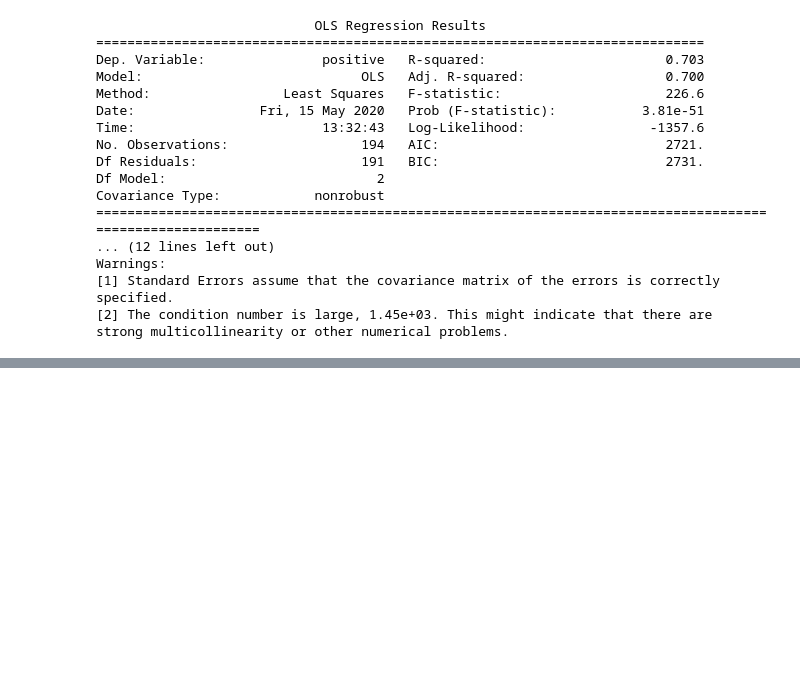
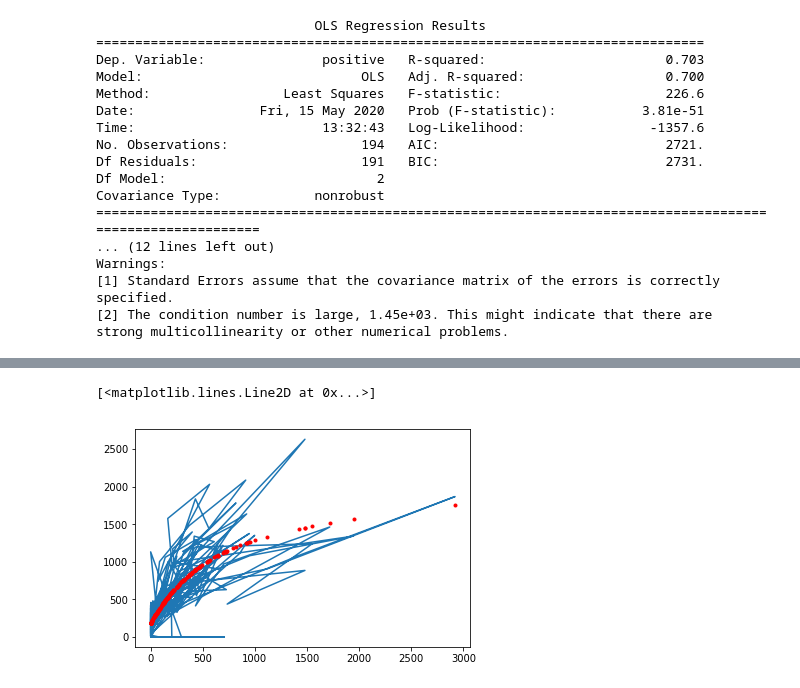
Before and after one commit to abechtel31/CPSC392-Final, a Jupyter notebook: nl-ols.ipynb, the cells around one changed output, grey strips where cells are left out. Cells and saved outputs as stored; diff of their text form; code cells hidden in the pictures; blank space fills up the shorter version.

```diff
--- a/nl-ols.ipynb
+++ b/nl-ols.ipynb
@@ -122,0 +148,3 @@ strong multicollinearity or other numerical problems.
+# %%
+def kobe(pop,c0,c1,c2,c3):
+    return c0+c1*pop-c2*np.exp(-c3*pop)
@@ -122,0 +159,12 @@ strong multicollinearity or other numerical problems.
+# %%
+n = len(ny['GT_7_ppl_f'])
+y = np.empty(n)
+
+for i in range(n):
+    y[i] = kobe(ny['GT_7_ppl_f'][i],c[0],c[1],c[2],c[3])
+
+plt.plot(ny['GT_7_ppl_f'], ny['4_16_2020_positive'])
+plt.plot(ny['GT_7_ppl_f'], y, 'r.')
+# %% [output]
+[<matplotlib.lines.Line2D at 0x...>]
+[figure, added]
```
Also changed, not shown: parts of 5 cells of this notebook.
